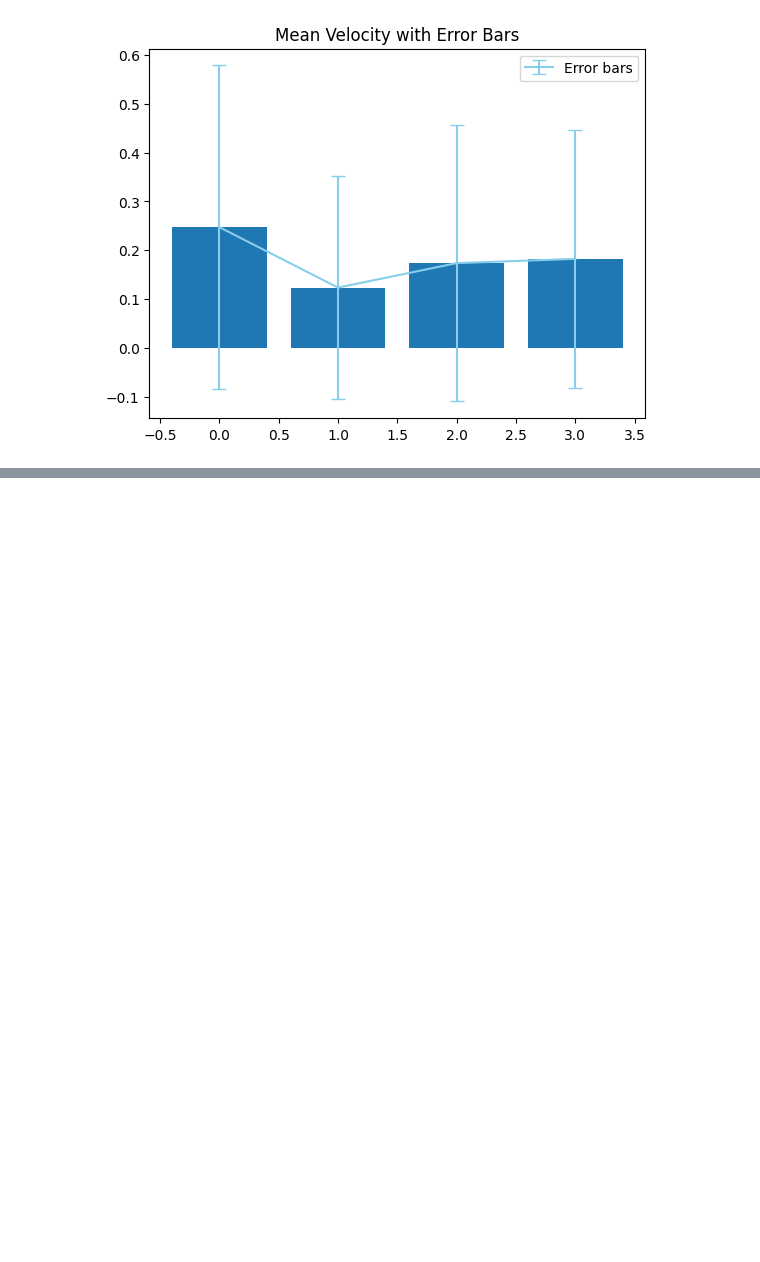
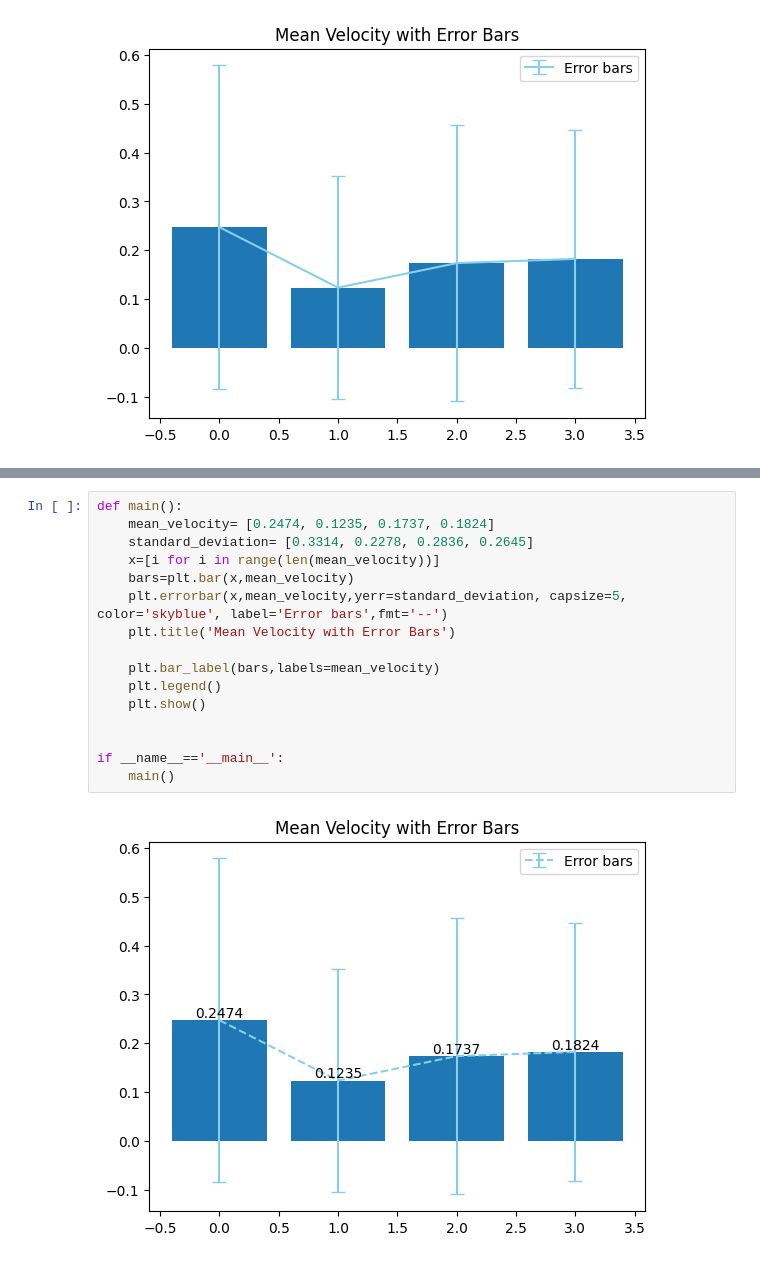
Before and after one commit to Prayag321/Python-libraries, a Jupyter notebook: matplotlib/barchart.ipynb, the cells around one changed output, grey strips where cells are left out. Drawn from its saved outputs; the diff is of its cells as text; blank space fills up the shorter version.

Commit message:
[PRAYAG] Add: Python program to create bar plots with errorbars on the same figure. Attach a text label above each bar displaying men means (integer value).

```diff
--- a/matplotlib/barchart.ipynb
+++ b/matplotlib/barchart.ipynb
@@ -309,0 +315,18 @@ if __name__=='__main__':
+# %%
+def main():
+	mean_velocity= [0.2474, 0.1235, 0.1737, 0.1824]
+	standard_deviation= [0.3314, 0.2278, 0.2836, 0.2645]
+	x=[i for i in range(len(mean_velocity))]
+	bars=plt.bar(x,mean_velocity)
+	plt.errorbar(x,mean_velocity,yerr=standard_deviation, capsize=5, color='skyblue', label='Error bars',fmt='--')
+	plt.title('Mean Velocity with Error Bars')
+
+	plt.bar_label(bars,labels=mean_velocity)
+	plt.legend()
+	plt.show()
+
+
+if __name__=='__main__':
+	main()
+# %% [output]
+[figure, added]
```
Also changed, not shown: parts of 1 cell of this notebook.
